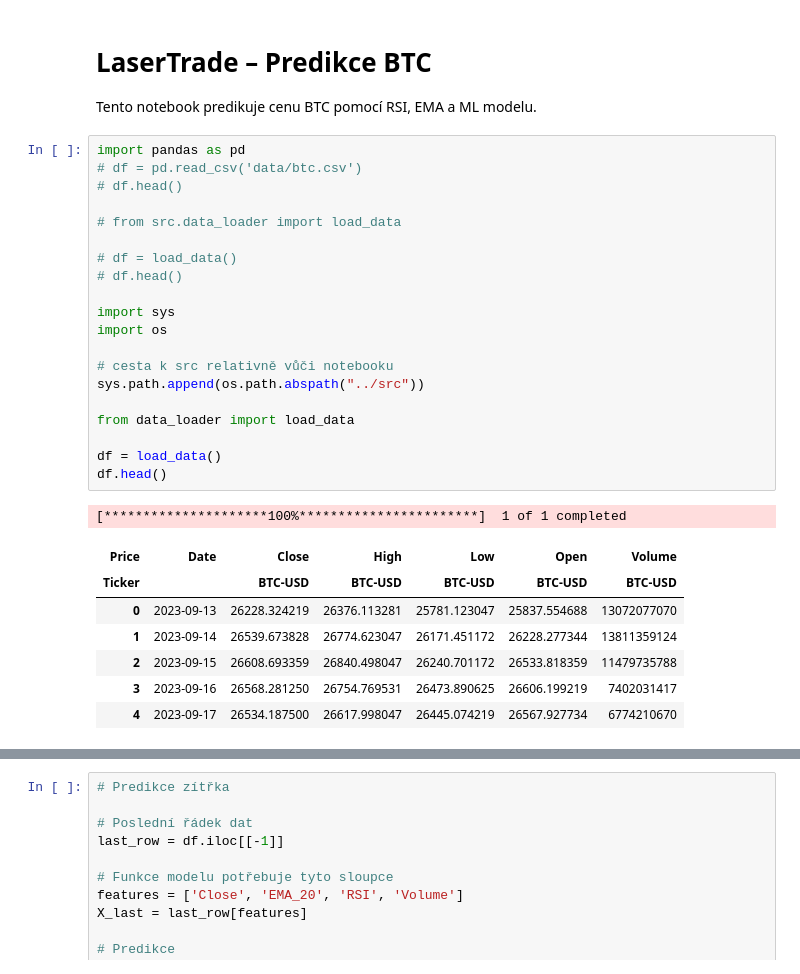
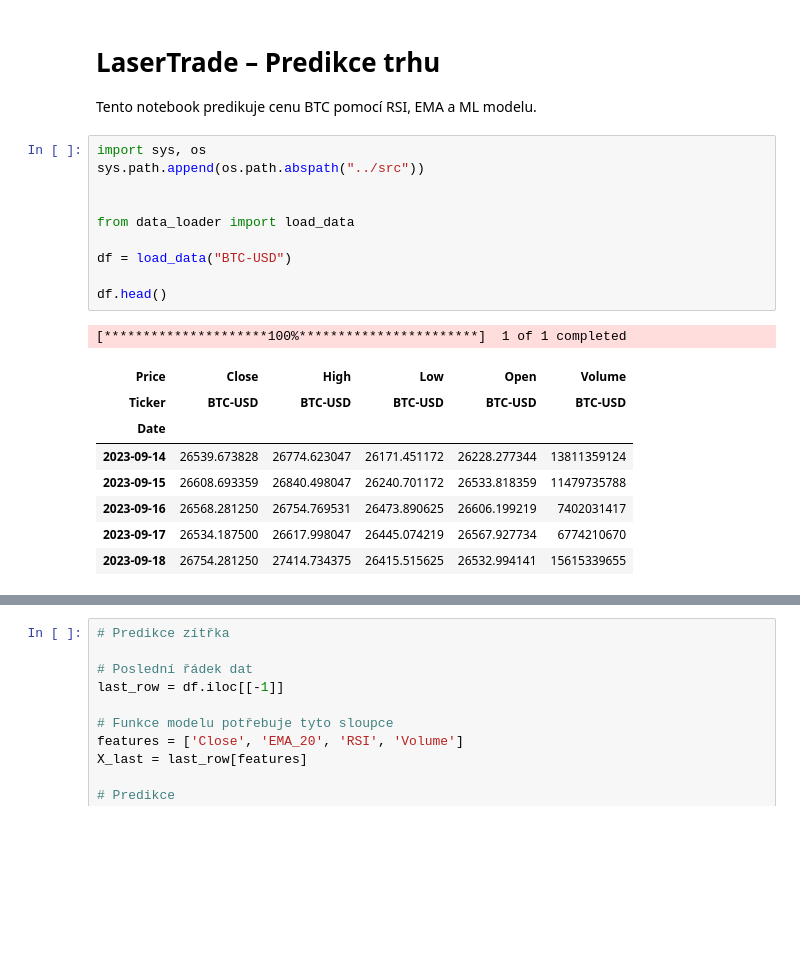
Before and after one commit to Martin140K/LaserTrade, a Jupyter notebook: notebooks/lasertrade_model.ipynb, the cells around one changed output, grey strips where cells are left out. Saved outputs shown, nothing was run; the diff lists cells and outputs as text; blank space fills up the shorter version.

```diff
--- a/notebooks/lasertrade_model.ipynb
+++ b/notebooks/lasertrade_model.ipynb
@@ -1,35 +1,26 @@
 # %% [markdown]
-# LaserTrade – Predikce BTC
+# LaserTrade – Predikce trhu
 Tento notebook predikuje cenu BTC pomocí RSI, EMA a ML modelu.
 # %%
-import pandas as pd
-# df = pd.read_csv('data/btc.csv')
-# df.head()
+import sys, os
+sys.path.append(os.path.abspath("../src"))
 
-# from src.data_loader import load_data
-
-# df = load_data()
-# df.head()
-
-import sys
-import os
-
-# cesta k src relativně vůči notebooku
-sys.path.append(os.path.abspath("../src"))
 
 from data_loader import load_data
 
-df = load_data()
+df = load_data("BTC-USD")
+
 df.head()
 # %% [output]
 [*********************100%***********************]  1 of 1 completed
-| Price | Date | Close | High | Low | Open | Volume |
-| Ticker |  | BTC-USD | BTC-USD | BTC-USD | BTC-USD | BTC-USD |
-| 0 | 2023-09-13 | 26228.324219 | 26376.113281 | 25781.123047 | 25837.554688 | 13072077070 |
-| 1 | 2023-09-14 | 26539.673828 | 26774.623047 | 26171.451172 | 26228.277344 | 13811359124 |
-| 2 | 2023-09-15 | 26608.693359 | 26840.498047 | 26240.701172 | 26533.818359 | 11479735788 |
-| 3 | 2023-09-16 | 26568.281250 | 26754.769531 | 26473.890625 | 26606.199219 | 7402031417 |
-| 4 | 2023-09-17 | 26534.187500 | 26617.998047 | 26445.074219 | 26567.927734 | 6774210670 |
+| Price | Close | High | Low | Open | Volume |
+| Ticker | BTC-USD | BTC-USD | BTC-USD | BTC-USD | BTC-USD |
+| Date |  |  |  |  |  |
+| 2023-09-14 | 26539.673828 | 26774.623047 | 26171.451172 | 26228.277344 | 13811359124 |
+| 2023-09-15 | 26608.693359 | 26840.498047 | 26240.701172 | 26533.818359 | 11479735788 |
+| 2023-09-16 | 26568.281250 | 26754.769531 | 26473.890625 | 26606.199219 | 7402031417 |
+| 2023-09-17 | 26534.187500 | 26617.998047 | 26445.074219 | 26567.927734 | 6774210670 |
+| 2023-09-18 | 26754.281250 | 27414.734375 | 26415.515625 | 26532.994141 | 15615339655 |
 # %%
 # Přidání indikátorů
 
```
Also changed, not shown: parts of 3 cells of this notebook, 2 other files.
